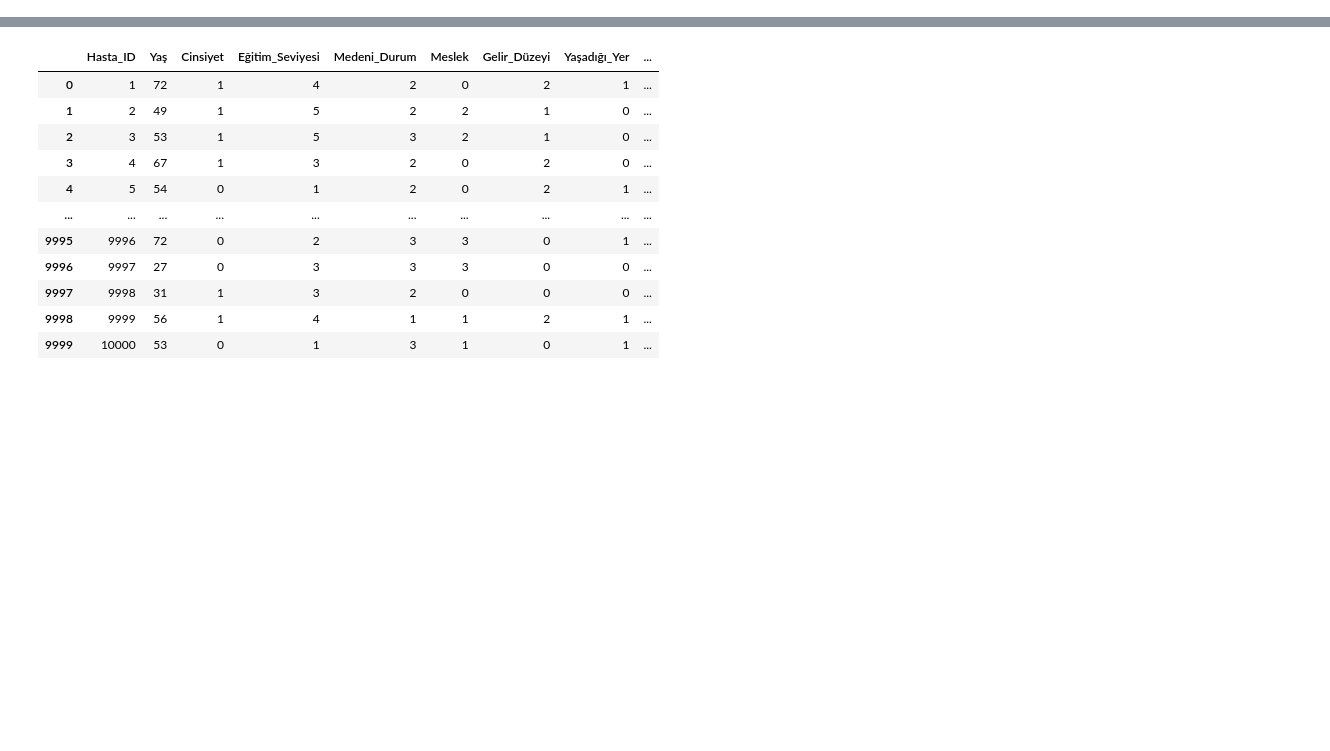
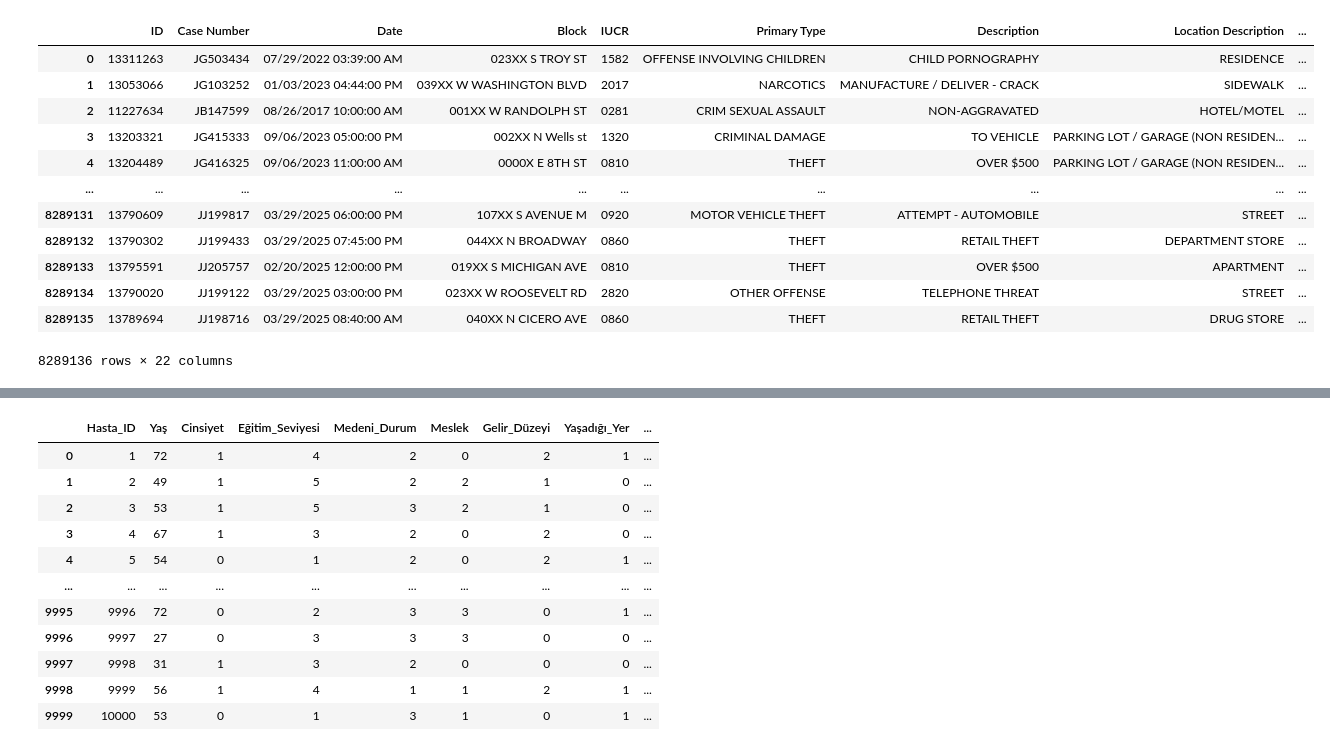
Before and after one commit to ElizabethSeth/ml_practice, a Jupyter notebook: test.ipynb, the cells around one changed output, grey strips where cells are left out. Cells and saved outputs as stored; diff of their text form; code cells hidden in the pictures; blank space fills up the shorter version.

```diff
--- a/test.ipynb
+++ b/test.ipynb
@@ -41,0 +55,18 @@ from sklearn.metrics import (
+# %%
+df = pd.read_csv("../data/Crimes_2001_to_Present.csv")
+# %%
+df
+# %% [output]
+|  | ID | Case Number | Date | Block | IUCR | Primary Type | Description | Location Description | ... |
+| 0 | 13311263 | JG503434 | 07/29/2022 03:39:00 AM | 023XX S TROY ST | 1582 | OFFENSE INVOLVING CHILDREN | CHILD PORNOGRAPHY | RESIDENCE | ... |
+| 1 | 13053066 | JG103252 | 01/03/2023 04:44:00 PM | 039XX W WASHINGTON BLVD | 2017 | NARCOTICS | MANUFACTURE / DELIVER - CRACK | SIDEWALK | ... |
+| 2 | 11227634 | JB147599 | 08/26/2017 10:00:00 AM | 001XX W RANDOLPH ST | 0281 | CRIM SEXUAL ASSAULT | NON-AGGRAVATED | HOTEL/MOTEL | ... |
+| 3 | 13203321 | JG415333 | 09/06/2023 05:00:00 PM | 002XX N Wells st | 1320 | CRIMINAL DAMAGE | TO VEHICLE | PARKING LOT / GARAGE (NON RESIDEN... | ... |
+| 4 | 13204489 | JG416325 | 09/06/2023 11:00:00 AM | 0000X E 8TH ST | 0810 | THEFT | OVER $500 | PARKING LOT / GARAGE (NON RESIDEN... | ... |
+| ... | ... | ... | ... | ... | ... | ... | ... | ... | ... |
+| 8289131 | 13790609 | JJ199817 | 03/29/2025 06:00:00 PM | 107XX S AVENUE M | 0920 | MOTOR VEHICLE THEFT | ATTEMPT - AUTOMOBILE | STREET | ... |
+| 8289132 | 13790302 | JJ199433 | 03/29/2025 07:45:00 PM | 044XX N BROADWAY | 0860 | THEFT | RETAIL THEFT | DEPARTMENT STORE | ... |
+| 8289133 | 13795591 | JJ205757 | 02/20/2025 12:00:00 PM | 019XX S MICHIGAN AVE | 0810 | THEFT | OVER $500 | APARTMENT | ... |
+| 8289134 | 13790020 | JJ199122 | 03/29/2025 03:00:00 PM | 023XX W ROOSEVELT RD | 2820 | OTHER OFFENSE | TELEPHONE THREAT | STREET | ... |
+| 8289135 | 13789694 | JJ198716 | 03/29/2025 08:40:00 AM | 040XX N CICERO AVE | 0860 | THEFT | RETAIL THEFT | DRUG STORE | ... |
+8289136 rows × 22 columns
```
Also changed, not shown: parts of 15 cells of this notebook, 3 other files.
